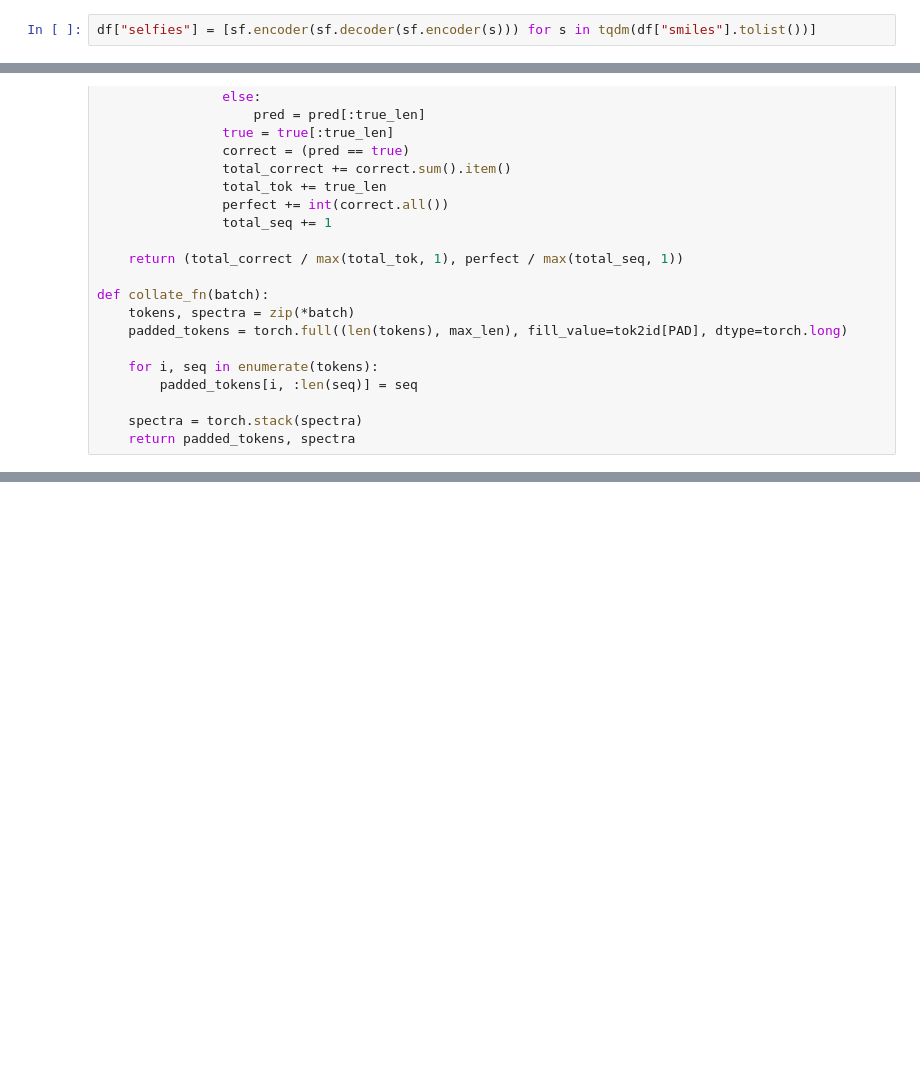
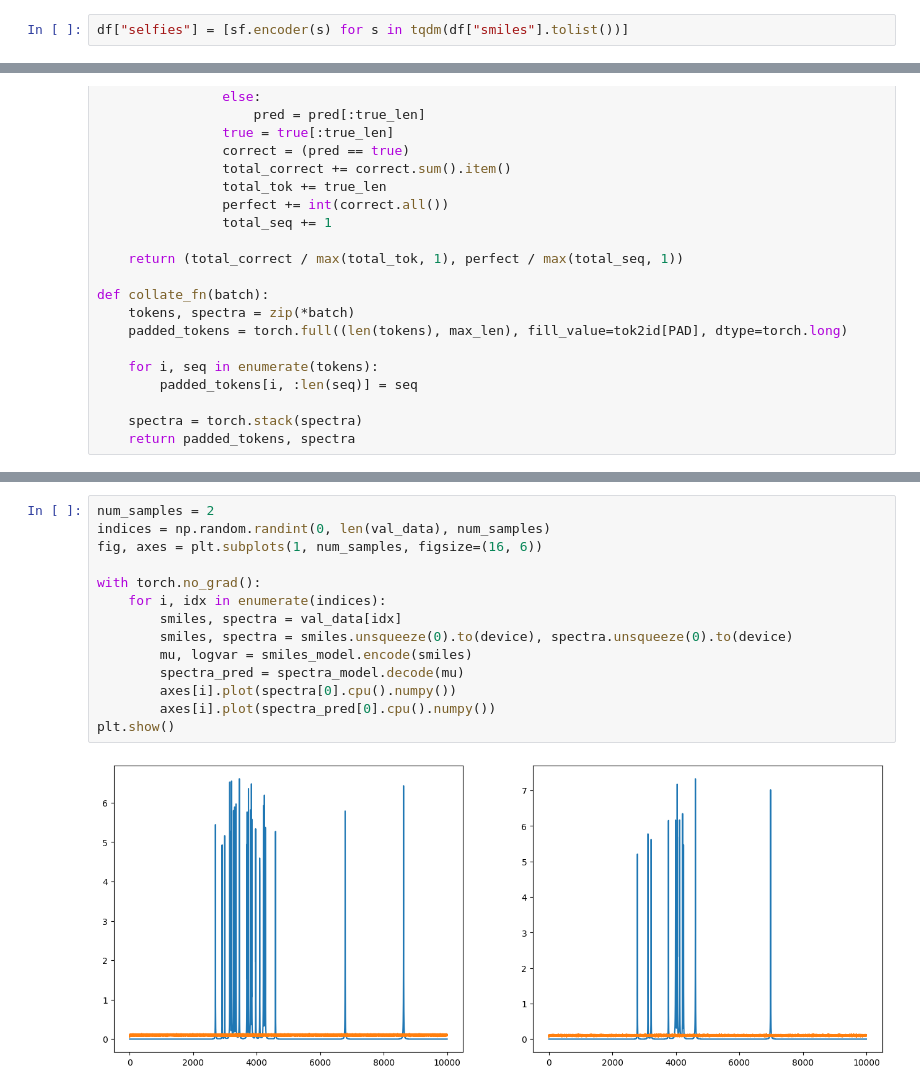
Before and after one commit to JanAndrzejewski050/Spectras-latent-space, a Jupyter notebook: notebooks/smiles-to-spectra.ipynb, the cells around one changed output, grey strips where cells are left out. Drawn from its saved outputs; the diff is of its cells as text; blank space fills up the shorter version.

```diff
--- a/notebooks/smiles-to-spectra.ipynb
+++ b/notebooks/smiles-to-spectra.ipynb
@@ -35,4 +38,4 @@ files = sorted(data_dir.glob("aligned_chunk_*.parquet"))
 dfs = [pd.read_parquet(f, columns=['smiles', 'c_nmr_spectra']) for f in files]
 df = pd.concat(dfs, ignore_index=True)
 # %%
-df["selfies"] = [sf.encoder(sf.decoder(sf.encoder(s))) for s in tqdm(df["smiles"].tolist())]
+df["selfies"] = [sf.encoder(s) for s in tqdm(df["smiles"].tolist())]
@@ -156,0 +613,16 @@ def collate_fn(batch):
+# %%
+num_samples = 2
+indices = np.random.randint(0, len(val_data), num_samples)
+fig, axes = plt.subplots(1, num_samples, figsize=(16, 6))
+
+with torch.no_grad():
+    for i, idx in enumerate(indices):
+        smiles, spectra = val_data[idx]
+        smiles, spectra = smiles.unsqueeze(0).to(device), spectra.unsqueeze(0).to(device)
+        mu, logvar = smiles_model.encode(smiles)
+        spectra_pred = spectra_model.decode(mu)
+        axes[i].plot(spectra[0].cpu().numpy())
+        axes[i].plot(spectra_pred[0].cpu().numpy())
+plt.show()
+# %% [output]
+[figure, added]
```
Also changed, not shown: parts of 11 cells of this notebook, 2 other files.
